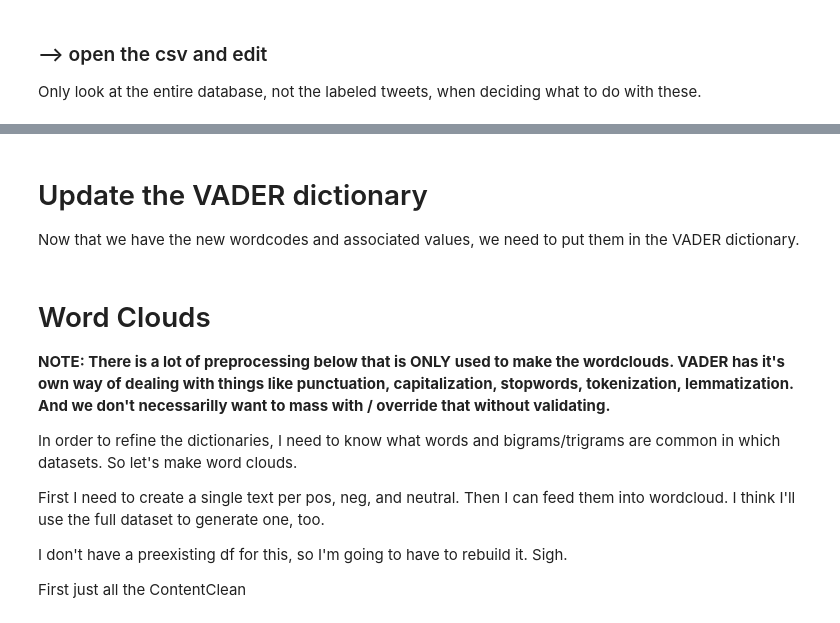
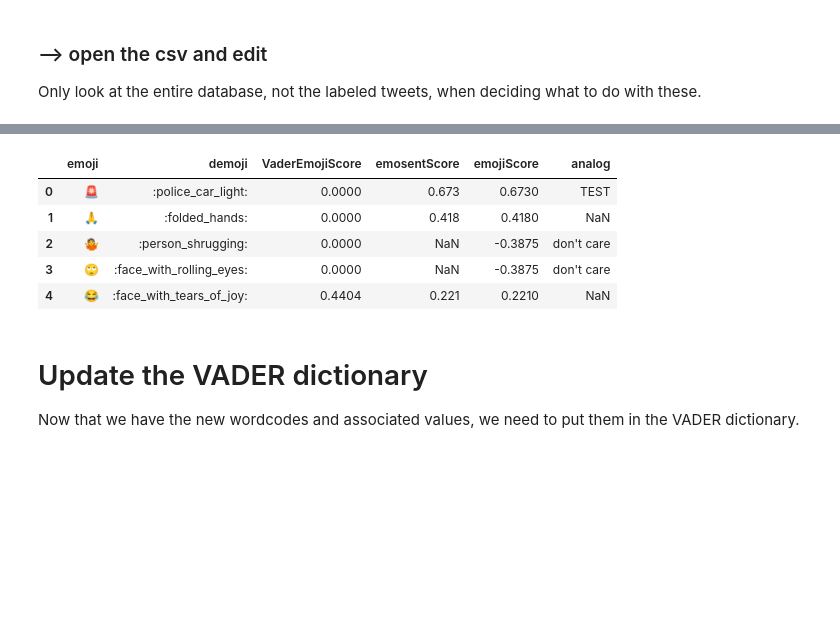
Before and after one commit to loopyQueen/RefugeeSentiment, a Jupyter notebook: vaderPrep.ipynb, the cells around one changed output, grey strips where cells are left out. Cells and saved outputs as stored; diff of their text form; code cells hidden in the pictures; blank space fills up the shorter version.

```diff
--- a/vaderPrep.ipynb
+++ b/vaderPrep.ipynb
@@ -276,18 +288,15 @@ Some interesting emojis to look at with the training data:
 
 ### --> reload the new, modified emoji_df_full
 # %%
-emoji_df_full = pd.read_csv("data/emoji_full_mod1.csv", header=0, index_col=0)
+emoji_df_full = pd.read_csv("data/emoji_full_mod1.csv", header=0, index_col=0)  ## there is a copy in archiveData: emoji_full_Copy)
+emoji_df_full.head()
+# %% [output]
+|  | emoji | demoji | VaderEmojiScore | emosentScore | emojiScore | analog |
+| 0 | 🚨 | :police_car_light: | 0.0000 | 0.673 | 0.6730 | TEST |
+| 1 | 🙏 | :folded_hands: | 0.0000 | 0.418 | 0.4180 | NaN |
+| 2 | 🤷 | :person_shrugging: | 0.0000 | NaN | -0.3875 | don't care |
+| 3 | 🙄 | :face_with_rolling_eyes: | 0.0000 | NaN | -0.3875 | don't care |
+| 4 | 😂 | :face_with_tears_of_joy: | 0.4404 | 0.221 | 0.2210 | NaN |
 # %% [markdown]
 # Update the VADER dictionary
 Now that we have the new wordcodes and associated values, we need to put them in the VADER dictionary.
-# %% [markdown]
-# Word Clouds
-__NOTE: There is a lot of preprocessing below that is ONLY used to make the wordclouds. VADER has it's own way of dealing with things like punctuation, capitalization, stopwords, tokenization, lemmatization. And we don't necessarilly want to mass with / override that without validating.__
-
-In order to refine the dictionaries, I need to know what words and bigrams/trigrams are common in which datasets. So let's make word clouds.
-
-First I need to create a single text per pos, neg, and neutral. Then I can feed them into wordcloud. I think I'll use the full dataset to generate one, too.
-
-I don't have a preexisting df for this, so I'm going to have to rebuild it. Sigh.
-
-First just all the ContentClean
```
Also changed, not shown: parts of 124 cells of this notebook, 4 other files.
